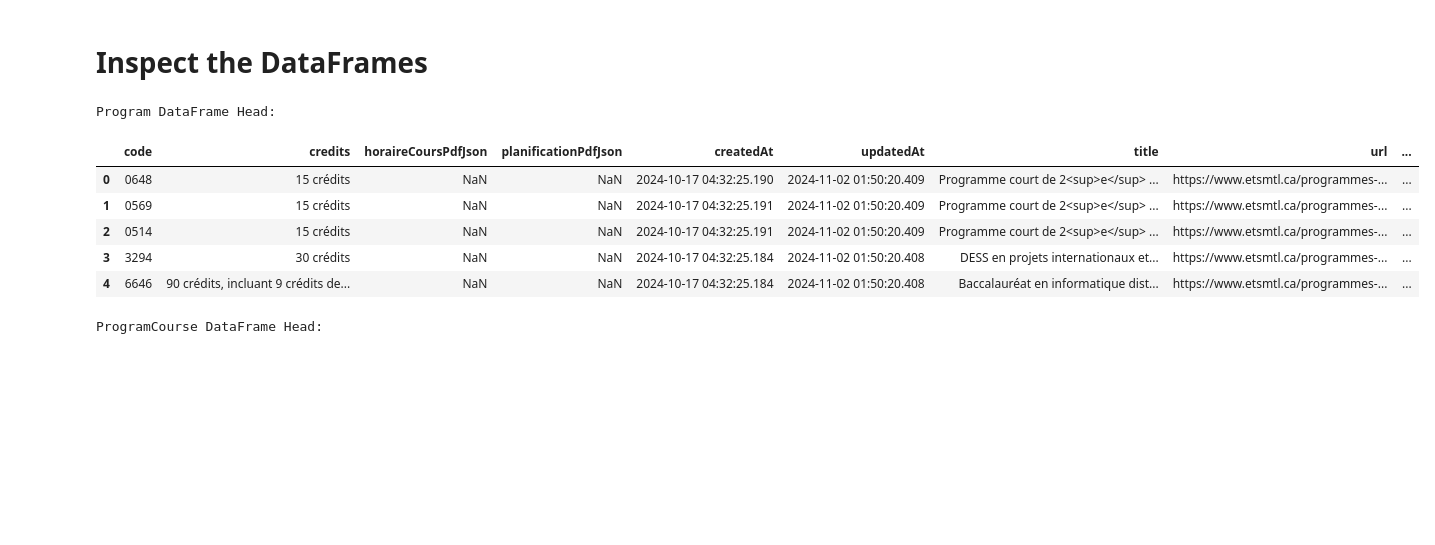
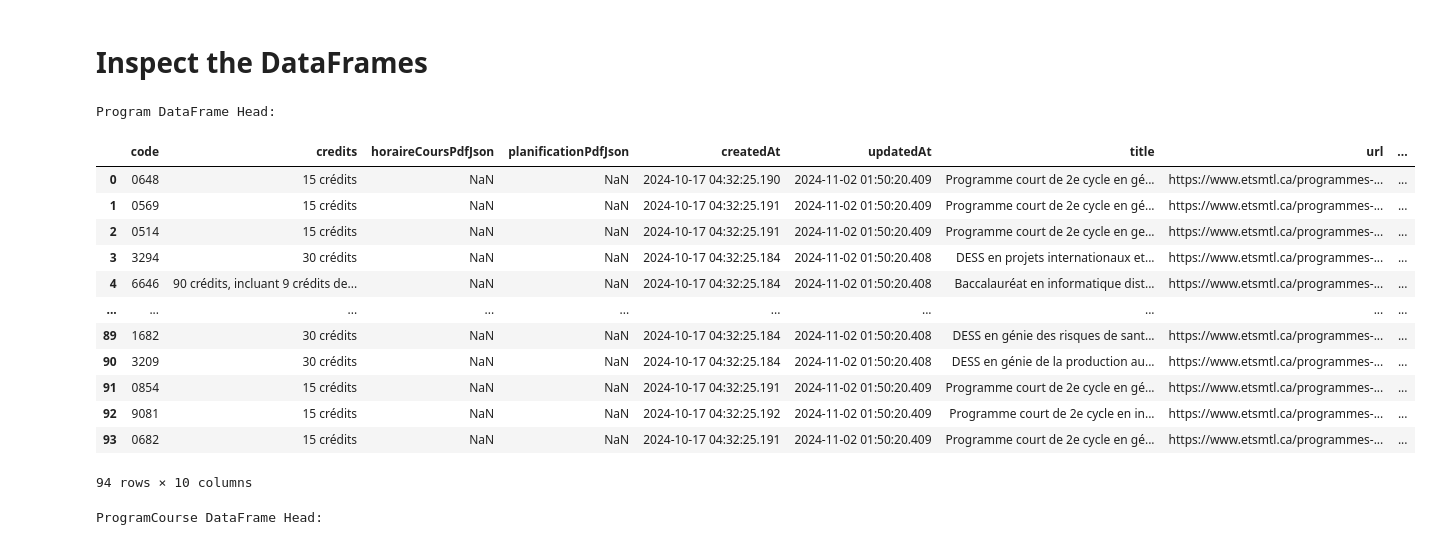
Before and after one commit to ApplETS/planifETS-backend, a Jupyter notebook: notebook/data_science.ipynb, the cells around one changed output. Saved outputs shown, nothing was run; the diff lists cells and outputs as text; code cells hidden in the pictures; blank space fills up the shorter version.

```diff
--- a/notebook/data_science.ipynb
+++ b/notebook/data_science.ipynb
@@ -91,9 +82,10 @@ model = AutoModel.from_pretrained("sentence-transformers/all-MiniLM-L6-v2")
 # %% [markdown]
 # Load the CSV files to inspect their contents
 # %%
-current_dir = os.getcwd() + '/notebook/data'
+current_dir = os.path.join(os.getcwd(), 'data')
 # %%
 program_df = pd.read_csv(os.path.join(current_dir, 'Program.csv'))
+program_df['title'] = program_df['title'].str.replace(r'<[^>]*>', '', regex=True)
 program_course_df = pd.read_csv(os.path.join(current_dir, 'ProgramCourse.csv'))
 program_type_df = pd.read_csv(os.path.join(current_dir, 'ProgramType.csv'))
 course_df = pd.read_csv(os.path.join(current_dir, 'Course.csv'))
@@ -101,15 +93,23 @@ course_df = pd.read_csv(os.path.join(current_dir, 'Course.csv'))
 # Inspect the DataFrames
 # %%
 print("Program DataFrame Head:")
-display(program_df.head())
+program_df['title'] = program_df['title'].str.replace(r'<[^>]*>', '', regex=True)
+display(program_df.head(200))
 # %% [output]
 Program DataFrame Head:
 |  | code | credits | horaireCoursPdfJson | planificationPdfJson | createdAt | updatedAt | title | url | ... |
-| 0 | 0648 | 15 crédits | NaN | NaN | 2024-10-17 04:32:25.190 | 2024-11-02 01:50:20.409 | Programme court de 2<sup>e</sup> ... | https://www.etsmtl.ca/programmes-... | ... |
-| 1 | 0569 | 15 crédits | NaN | NaN | 2024-10-17 04:32:25.191 | 2024-11-02 01:50:20.409 | Programme court de 2<sup>e</sup> ... | https://www.etsmtl.ca/programmes-... | ... |
-| 2 | 0514 | 15 crédits | NaN | NaN | 2024-10-17 04:32:25.191 | 2024-11-02 01:50:20.409 | Programme court de 2<sup>e</sup> ... | https://www.etsmtl.ca/programmes-... | ... |
+| 0 | 0648 | 15 crédits | NaN | NaN | 2024-10-17 04:32:25.190 | 2024-11-02 01:50:20.409 | Programme court de 2e cycle en gé... | https://www.etsmtl.ca/programmes-... | ... |
+| 1 | 0569 | 15 crédits | NaN | NaN | 2024-10-17 04:32:25.191 | 2024-11-02 01:50:20.409 | Programme court de 2e cycle en gé... | https://www.etsmtl.ca/programmes-... | ... |
+| 2 | 0514 | 15 crédits | NaN | NaN | 2024-10-17 04:32:25.191 | 2024-11-02 01:50:20.409 | Programme court de 2e cycle en ge... | https://www.etsmtl.ca/programmes-... | ... |
 | 3 | 3294 | 30 crédits | NaN | NaN | 2024-10-17 04:32:25.184 | 2024-11-02 01:50:20.408 | DESS en projets internationaux et... | https://www.etsmtl.ca/programmes-... | ... |
 | 4 | 6646 | 90 crédits, incluant 9 crédits de... | NaN | NaN | 2024-10-17 04:32:25.184 | 2024-11-02 01:50:20.408 | Baccalauréat en informatique dist... | https://www.etsmtl.ca/programmes-... | ... |
+| ... | ... | ... | ... | ... | ... | ... | ... | ... | ... |
+| 89 | 1682 | 30 crédits | NaN | NaN | 2024-10-17 04:32:25.184 | 2024-11-02 01:50:20.408 | DESS en génie des risques de sant... | https://www.etsmtl.ca/programmes-... | ... |
+| 90 | 3209 | 30 crédits | NaN | NaN | 2024-10-17 04:32:25.184 | 2024-11-02 01:50:20.408 | DESS en génie de la production au... | https://www.etsmtl.ca/programmes-... | ... |
+| 91 | 0854 | 15 crédits | NaN | NaN | 2024-10-17 04:32:25.191 | 2024-11-02 01:50:20.409 | Programme court de 2e cycle en gé... | https://www.etsmtl.ca/programmes-... | ... |
+| 92 | 9081 | 15 crédits | NaN | NaN | 2024-10-17 04:32:25.192 | 2024-11-02 01:50:20.409 | Programme court de 2e cycle en in... | https://www.etsmtl.ca/programmes-... | ... |
+| 93 | 0682 | 15 crédits | NaN | NaN | 2024-10-17 04:32:25.191 | 2024-11-02 01:50:20.409 | Programme court de 2e cycle en gé... | https://www.etsmtl.ca/programmes-... | ... |
+94 rows × 10 columns
 # %%
 print("\nProgramCourse DataFrame Head:")
 display(program_course_df.head())
```
Also changed, not shown: parts of 40 cells of this notebook, 5 other files.
